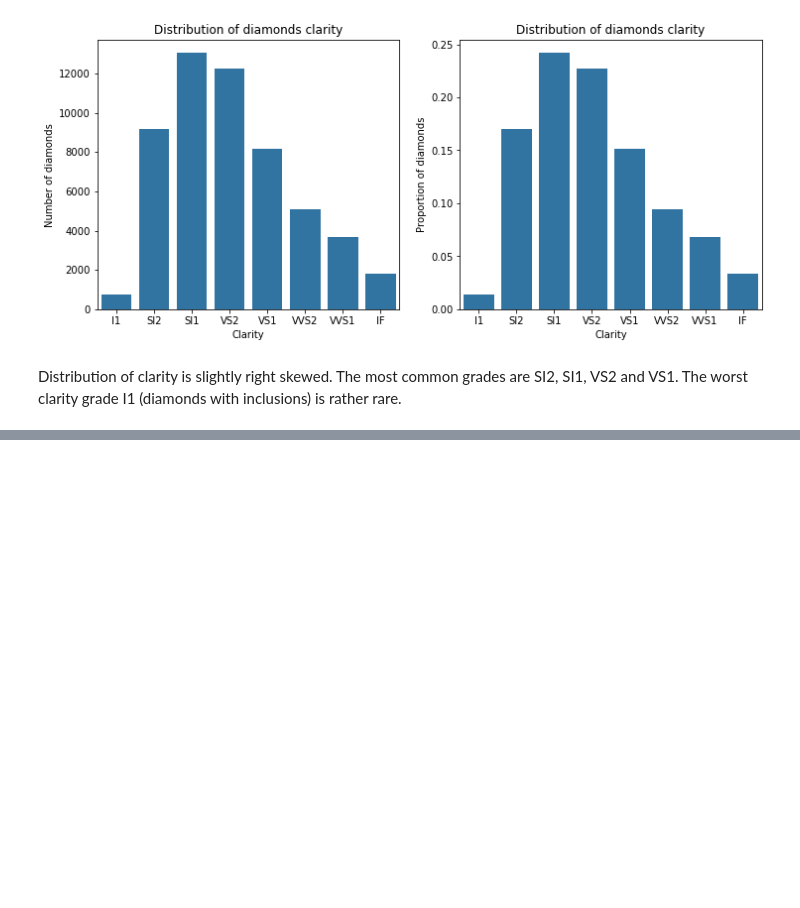
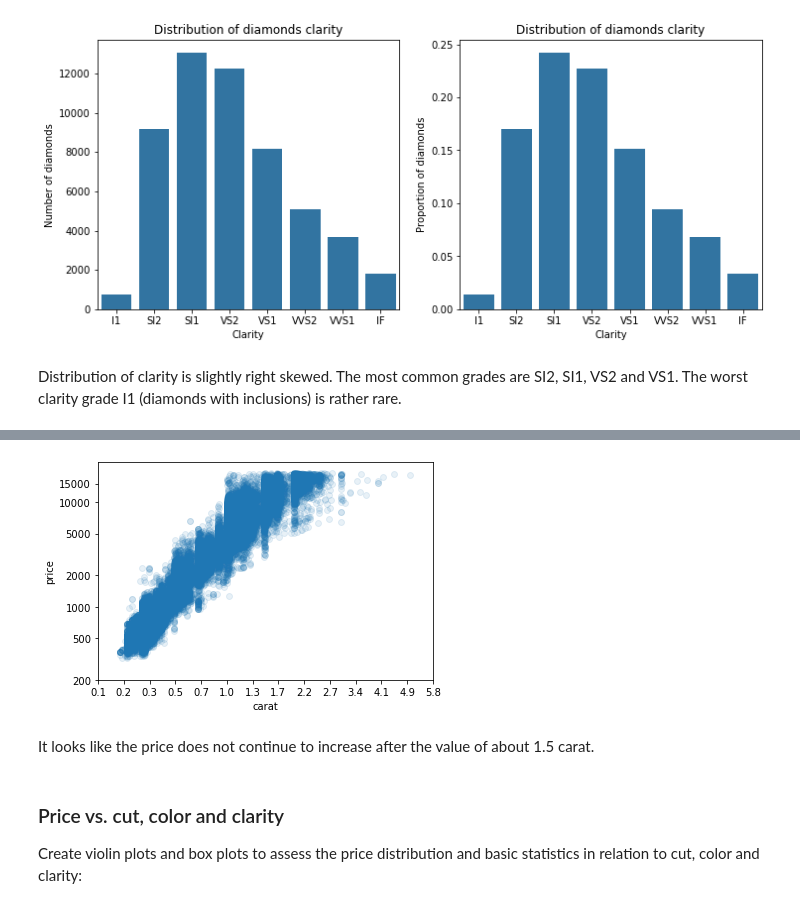
Before and after one commit to mcambalova/data-vis-case-study-diamonds, a Jupyter notebook: data-visualization-diamonds.ipynb, the cells around one changed output, grey strips where cells are left out. Drawn from its saved outputs; the diff is of its cells as text; code cells hidden in the pictures; blank space fills up the shorter version.

```diff
--- a/data-visualization-diamonds.ipynb
+++ b/data-visualization-diamonds.ipynb
@@ -316,0 +352,23 @@ Distribution of clarity is slightly right skewed. The most common grades are SI2
+# %%
+# define function for cube-root transformation
+def cube_root_trans(x, inverse = False):
+    if not inverse:
+        return np.power(x, 1/3)
+    else:
+        return np.power(x, 3)
+# %%
+# create scatter plot of log transformed price vs. cube-root transformed carat weight
+sb.regplot(diamonds['carat'].apply(cube_root_trans), diamonds['price'].apply(log_trans),
+           fit_reg=False, scatter_kws = {'alpha': 1/10})
+tick_locs_y = [200, 500, 1000, 2000, 5000, 10000, 15000]
+plt.yticks(log_trans(tick_locs_y), tick_locs_y)
+tick_locs_x = np.arange(0.5, cube_root_trans(diamonds['carat'].max())+0.1, 0.1)
+plt.xticks(tick_locs_x, cube_root_trans(tick_locs_x, inverse = True).round(1));
+# %% [output]
+[figure, added]
+# %% [markdown]
+It looks like the price does not continue to increase after the value of about 1.5 carat.
+# %% [markdown]
+<a id='price_vs_ccc'></a>
+### Price vs. cut, color and clarity
+Create violin plots and box plots to assess the price distribution and basic statistics in relation to cut, color and clarity:
```
Also changed, not shown: parts of 23 cells of this notebook.
